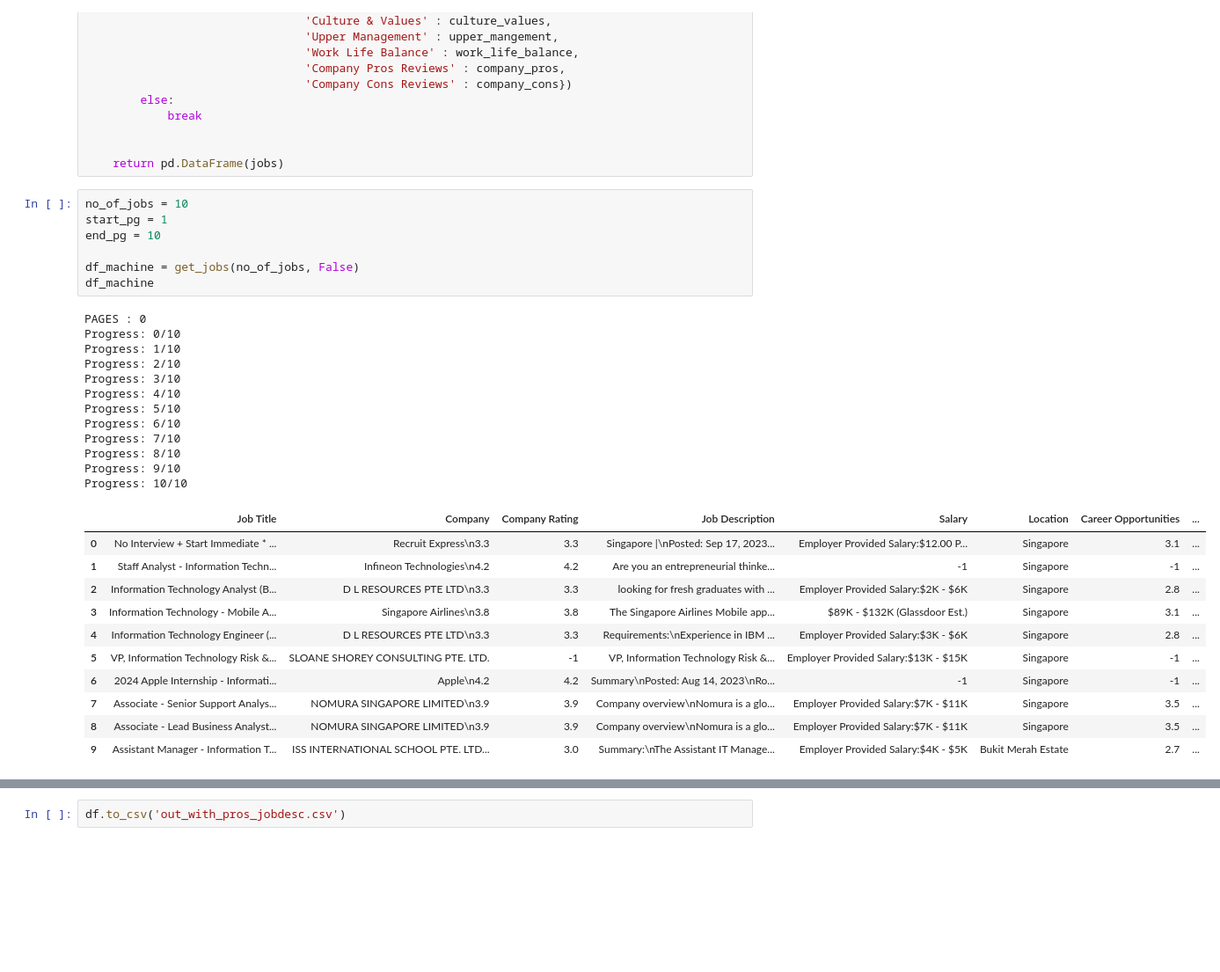
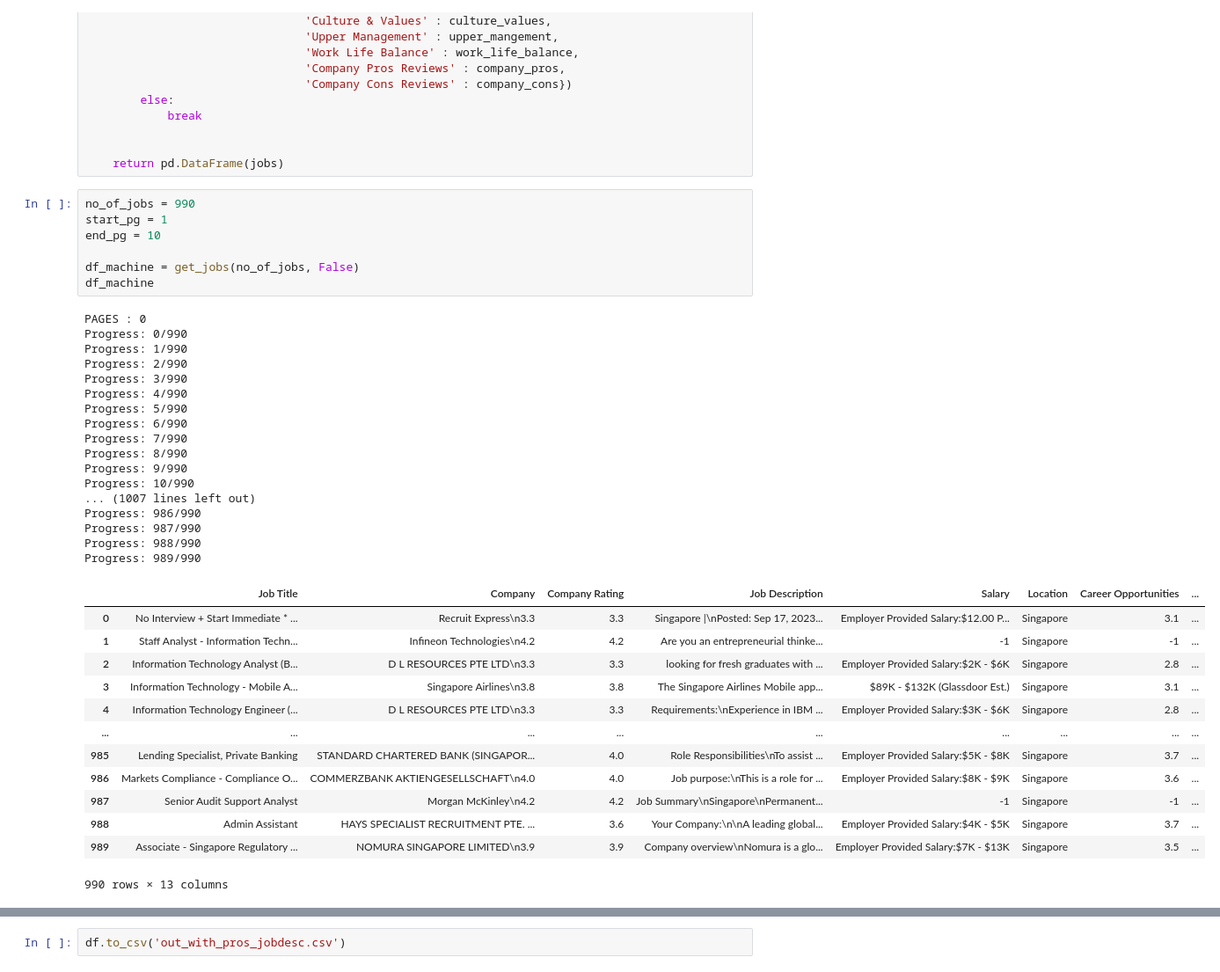
Before and after one commit to clarenceagcc/Python-Prog-Module, a Jupyter notebook: Datasets/webscraper_glassdoor.ipynb, the cells around one changed output, grey strips where cells are left out. Shown at 88% size. Saved outputs shown, nothing was run; the diff lists cells and outputs as text; blank space fills up the shorter version.

```diff
--- a/Datasets/webscraper_glassdoor.ipynb
+++ b/Datasets/webscraper_glassdoor.ipynb
@@ -209,36 +209,43 @@ def get_jobs(num_jobs, verbose):
 
     return pd.DataFrame(jobs)
 # %%
-no_of_jobs = 10
+no_of_jobs = 990
 start_pg = 1
 end_pg = 10
 
 df_machine = get_jobs(no_of_jobs, False)
 df_machine
 # %% [output]
 PAGES : 0
-Progress: 0/10
-Progress: 1/10
-Progress: 2/10
-Progress: 3/10
-Progress: 4/10
-Progress: 5/10
-Progress: 6/10
-Progress: 7/10
-Progress: 8/10
-Progress: 9/10
-Progress: 10/10
+Progress: 0/990
+Progress: 1/990
+Progress: 2/990
+Progress: 3/990
+Progress: 4/990
+Progress: 5/990
+Progress: 6/990
+Progress: 7/990
+Progress: 8/990
+Progress: 9/990
+Progress: 10/990
+... (1007 lines left out)
+Progress: 986/990
+Progress: 987/990
+Progress: 988/990
+Progress: 989/990
 |  | Job Title | Company | Company Rating | Job Description | Salary | Location | Career Opportunities | ... |
 | 0 | No Interview + Start Immediate * ... | Recruit Express\n3.3 | 3.3 | Singapore |\nPosted: Sep 17, 2023... | Employer Provided Salary:$12.00 P... | Singapore | 3.1 | ... |
 | 1 | Staff Analyst - Information Techn... | Infineon Technologies\n4.2 | 4.2 | Are you an entrepreneurial thinke... | -1 | Singapore | -1 | ... |
 | 2 | Information Technology Analyst (B... | D L RESOURCES PTE LTD\n3.3 | 3.3 | looking for fresh graduates with ... | Employer Provided Salary:$2K - $6K | Singapore | 2.8 | ... |
 | 3 | Information Technology - Mobile A... | Singapore Airlines\n3.8 | 3.8 | The Singapore Airlines Mobile app... | $89K - $132K (Glassdoor Est.) | Singapore | 3.1 | ... |
 | 4 | Information Technology Engineer (... | D L RESOURCES PTE LTD\n3.3 | 3.3 | Requirements:\nExperience in IBM ... | Employer Provided Salary:$3K - $6K | Singapore | 2.8 | ... |
-| 5 | VP, Information Technology Risk &... | SLOANE SHOREY CONSULTING PTE. LTD. | -1 | VP, Information Technology Risk &... | Employer Provided Salary:$13K - $15K | Singapore | -1 | ... |
-| 6 | 2024 Apple Internship - Informati... | Apple\n4.2 | 4.2 | Summary\nPosted: Aug 14, 2023\nRo... | -1 | Singapore | -1 | ... |
-| 7 | Associate - Senior Support Analys... | NOMURA SINGAPORE LIMITED\n3.9 | 3.9 | Company overview\nNomura is a glo... | Employer Provided Salary:$7K - $11K | Singapore | 3.5 | ... |
-| 8 | Associate - Lead Business Analyst... | NOMURA SINGAPORE LIMITED\n3.9 | 3.9 | Company overview\nNomura is a glo... | Employer Provided Salary:$7K - $11K | Singapore | 3.5 | ... |
-| 9 | Assistant Manager - Information T... | ISS INTERNATIONAL SCHOOL PTE. LTD... | 3.0 | Summary:\nThe Assistant IT Manage... | Employer Provided Salary:$4K - $5K | Bukit Merah Estate | 2.7 | ... |
+| ... | ... | ... | ... | ... | ... | ... | ... | ... |
+| 985 | Lending Specialist, Private Banking | STANDARD CHARTERED BANK (SINGAPOR... | 4.0 | Role Responsibilities\nTo assist ... | Employer Provided Salary:$5K - $8K | Singapore | 3.7 | ... |
+| 986 | Markets Compliance - Compliance O... | COMMERZBANK AKTIENGESELLSCHAFT\n4.0 | 4.0 | Job purpose:\nThis is a role for ... | Employer Provided Salary:$8K - $9K | Singapore | 3.6 | ... |
+| 987 | Senior Audit Support Analyst | Morgan McKinley\n4.2 | 4.2 | Job Summary\nSingapore\nPermanent... | -1 | Singapore | -1 | ... |
+| 988 | Admin Assistant | HAYS SPECIALIST RECRUITMENT PTE. ... | 3.6 | Your Company:\n\nA leading global... | Employer Provided Salary:$4K - $5K | Singapore | 3.7 | ... |
+| 989 | Associate - Singapore Regulatory ... | NOMURA SINGAPORE LIMITED\n3.9 | 3.9 | Company overview\nNomura is a glo... | Employer Provided Salary:$7K - $13K | Singapore | 3.5 | ... |
+990 rows × 13 columns
 # %%
 pd.set_option('display.max_rows', None)
 df = df_machine
```
Also changed, not shown: parts of 1 cell of this notebook, 2 other files.
